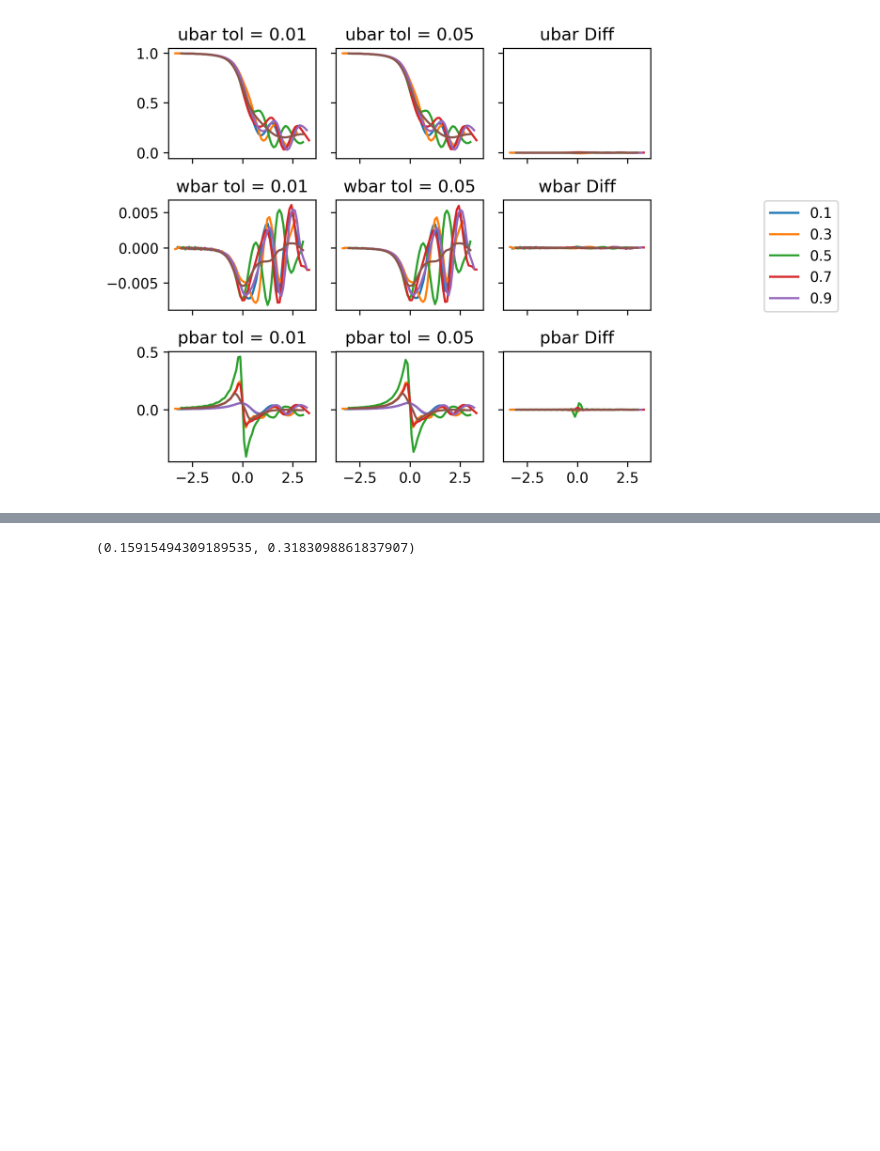
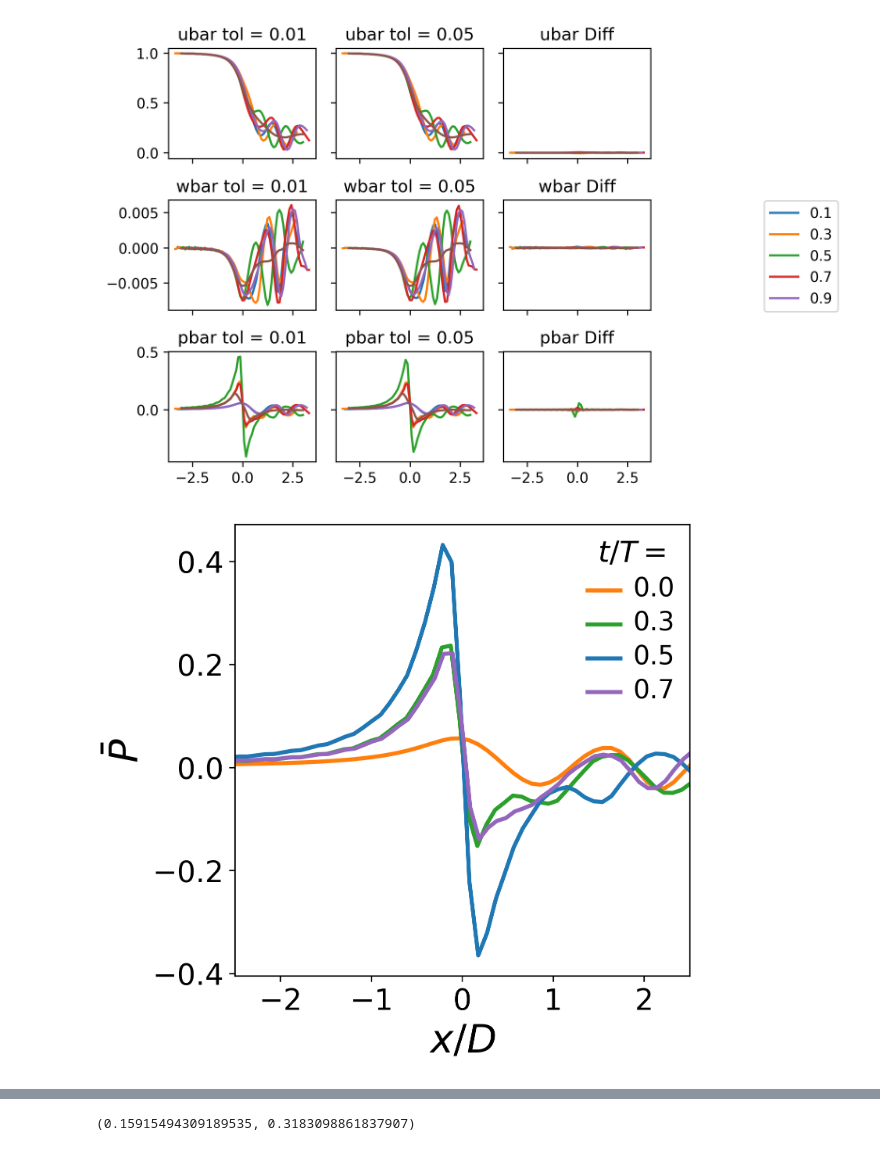
Before and after one commit to skygering/SimsPadeOps, a Jupyter notebook: analysis/F_0017X_SU.ipynb, the cells around one changed output, grey strips where cells are left out. Cells and saved outputs as stored; diff of their text form; code cells hidden in the pictures; blank space fills up the shorter version.

```diff
--- a/analysis/F_0017X_SU.ipynb
+++ b/analysis/F_0017X_SU.ipynb
@@ -191,0 +222,34 @@ plot_sims_diff(sim6, sim9, sim6_log, sim9_log, key_idx)
+# %%
+palette = sns.color_palette("tab10", n_colors=10)
+palette = [palette[1], palette[2], palette[0], palette[4]]
+# %%
+plt.rcParams["text.usetex"] = False
+# %%
+fig, ax0 = plt.subplots(figsize=(6,4), dpi=300)
+
+sns.lineplot(
+    data=pbar_df,
+    x="x",
+    y="value",
+    hue="phase",
+    ax=ax0,
+    palette = palette,
+    linewidth=2.5,
+)
+label_size = 20
+ax0.set_xlabel("$x/D$", fontsize=label_size + 4)
+ax0.set_ylabel("$\\bar{P}$", fontsize=label_size + 4)
+ax0.set_xlim(-2.5, 2.5)
+ax0.tick_params(axis="both", labelsize=label_size - 2)
+fig.set_size_inches(5, 5)
+fig.set_dpi(300)
+
+leg = ax0.legend(title=r"$t/T =$", frameon = False)
+
+# Optional: adjust legend title font size / bold
+leg.get_title().set_fontsize(label_size - 2)
+
+for text in leg.get_texts():
+    text.set_fontsize(label_size - 4)
+# %% [output]
+[figure, added]
```
Also changed, not shown: parts of 3 cells of this notebook, 8 other files.
